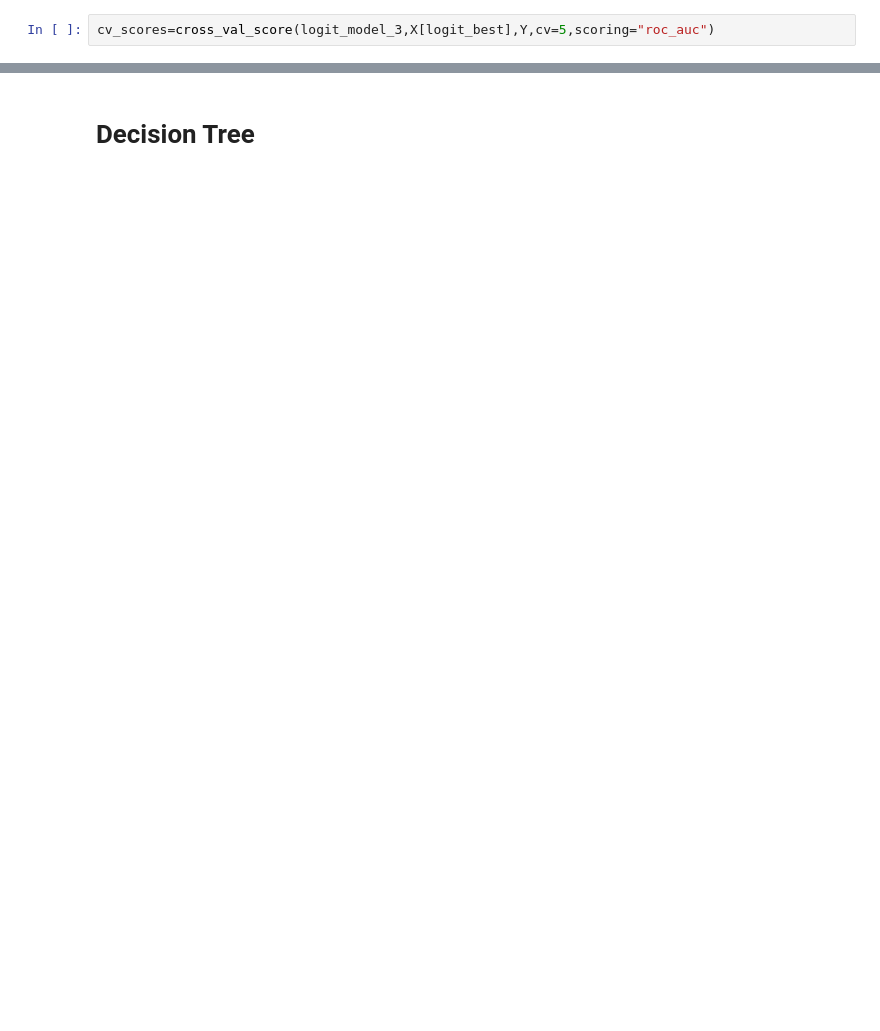
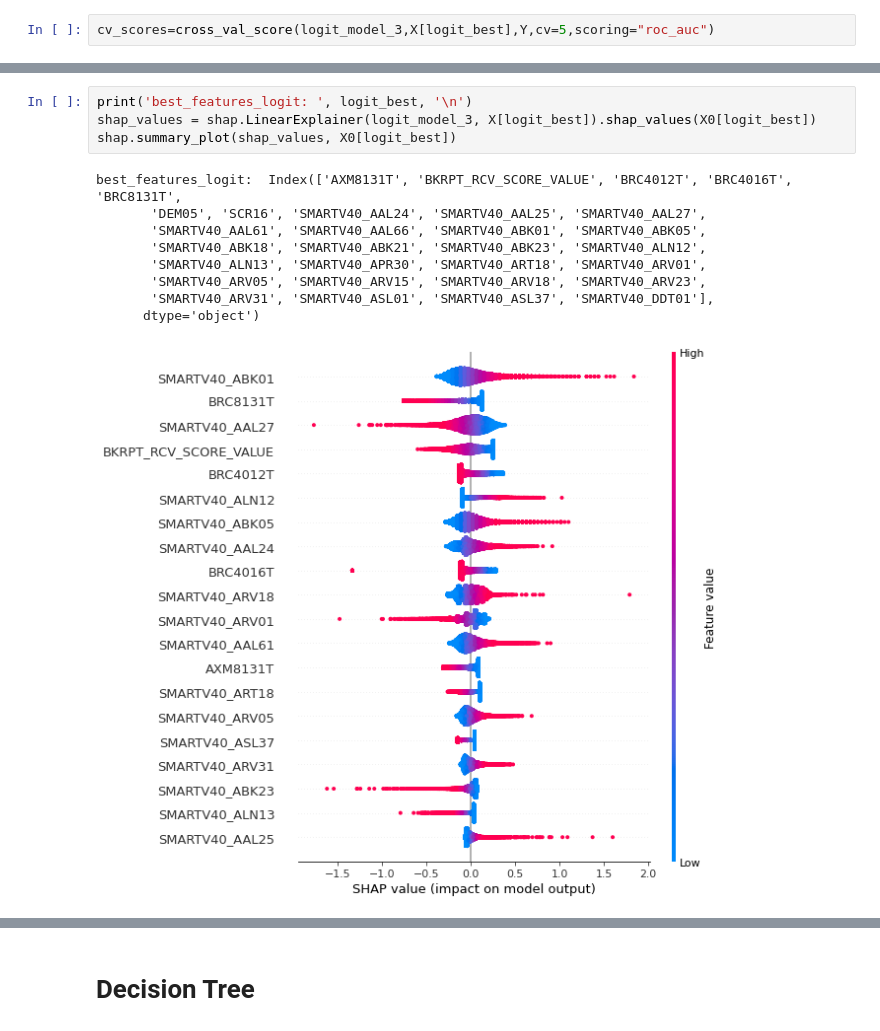
Before and after one commit to vlad-yeghiazaryan/BA_Group_Project_Sample_Data_Analysis, a Jupyter notebook: Group_Project_Sample_Data_Analysis.ipynb, the cells around one changed output, grey strips where cells are left out. Drawn from its saved outputs; the diff is of its cells as text; blank space fills up the shorter version.

```diff
--- a/Group_Project_Sample_Data_Analysis.ipynb
+++ b/Group_Project_Sample_Data_Analysis.ipynb
@@ -580,2 +587,16 @@ cv_score:  0.68
+# %%
+print('best_features_logit: ', logit_best, '\n')
+shap_values = shap.LinearExplainer(logit_model_3, X[logit_best]).shap_values(X0[logit_best])
+shap.summary_plot(shap_values, X0[logit_best])
+# %% [output]
+best_features_logit:  Index(['AXM8131T', 'BKRPT_RCV_SCORE_VALUE', 'BRC4012T', 'BRC4016T', 'BRC8131T',
+       'DEM05', 'SCR16', 'SMARTV40_AAL24', 'SMARTV40_AAL25', 'SMARTV40_AAL27',
+       'SMARTV40_AAL61', 'SMARTV40_AAL66', 'SMARTV40_ABK01', 'SMARTV40_ABK05',
+       'SMARTV40_ABK18', 'SMARTV40_ABK21', 'SMARTV40_ABK23', 'SMARTV40_ALN12',
+       'SMARTV40_ALN13', 'SMARTV40_APR30', 'SMARTV40_ART18', 'SMARTV40_ARV01',
+       'SMARTV40_ARV05', 'SMARTV40_ARV15', 'SMARTV40_ARV18', 'SMARTV40_ARV23',
+       'SMARTV40_ARV31', 'SMARTV40_ASL01', 'SMARTV40_ASL37', 'SMARTV40_DDT01'],
+      dtype='object')
+[figure, added]
 # %%
 # Explaining the model with SHAP
```
Also changed, not shown: parts of 55 cells of this notebook.
